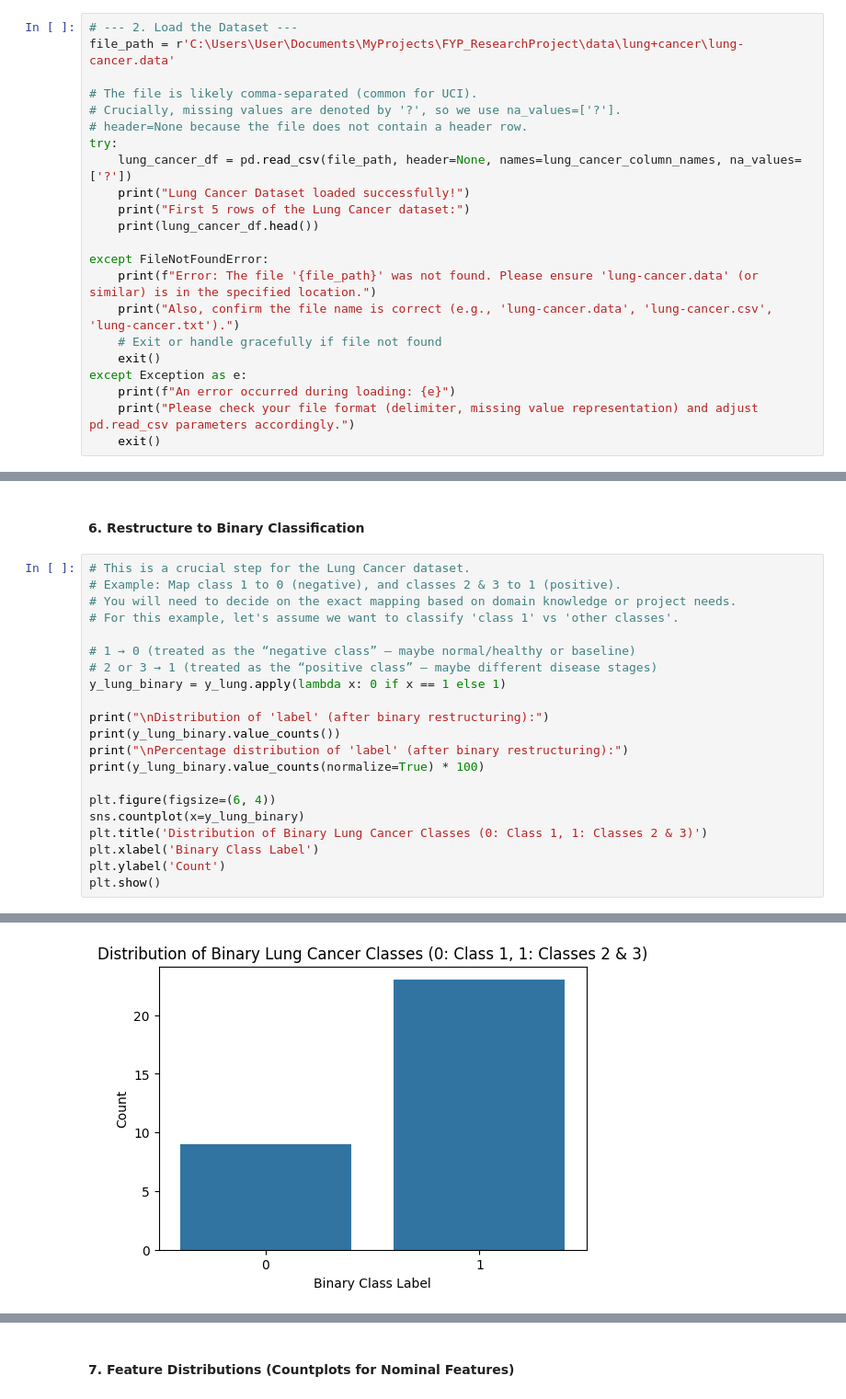
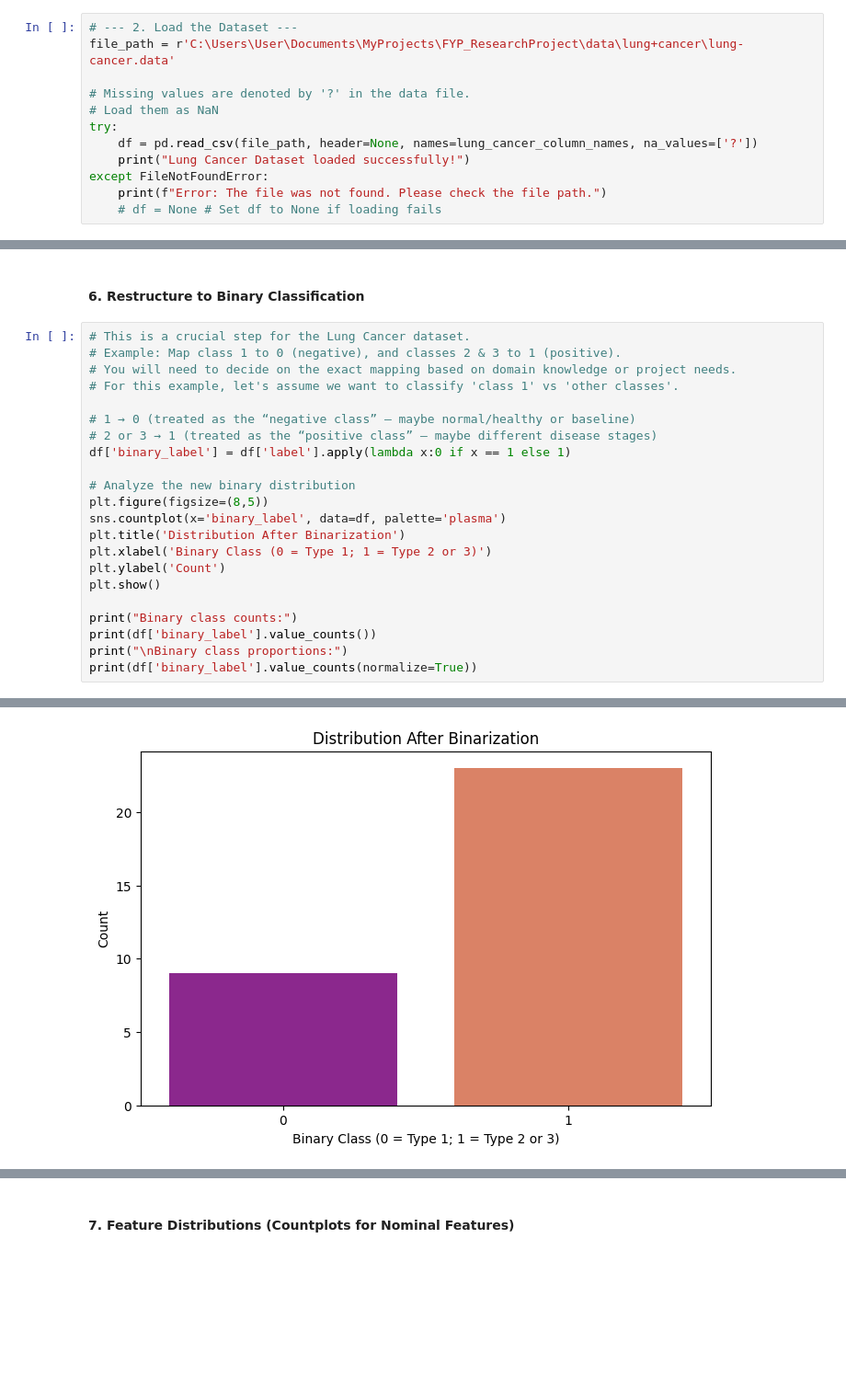
Before and after one commit to Liyzzy/quantum-svm-generalization-study, a Jupyter notebook: notebooks/eda/eda_lung_cancer.ipynb, the cells around one changed output, grey strips where cells are left out. Shown at 92% size. Drawn from its saved outputs; the diff is of its cells as text; blank space fills up the shorter version.

```diff
--- a/notebooks/eda/eda_lung_cancer.ipynb
+++ b/notebooks/eda/eda_lung_cancer.ipynb
@@ -21,23 +21,13 @@ lung_cancer_column_names = ['label'] + [f'attr_{i}' for i in range(1, 57)]
 # --- 2. Load the Dataset ---
 file_path = r'C:\Users\User\Documents\MyProjects\FYP_ResearchProject\data\lung+cancer\lung-cancer.data'
 
-# The file is likely comma-separated (common for UCI).
-# Crucially, missing values are denoted by '?', so we use na_values=['?'].
-# header=None because the file does not contain a header row.
+# Missing values are denoted by '?' in the data file.
+# Load them as NaN
 try:
-    lung_cancer_df = pd.read_csv(file_path, header=None, names=lung_cancer_column_names, na_values=['?'])
+    df = pd.read_csv(file_path, header=None, names=lung_cancer_column_names, na_values=['?'])
     print("Lung Cancer Dataset loaded successfully!")
-    print("First 5 rows of the Lung Cancer dataset:")
-    print(lung_cancer_df.head())
-
 except FileNotFoundError:
-    print(f"Error: The file '{file_path}' was not found. Please ensure 'lung-cancer.data' (or similar) is in the specified location.")
-    print("Also, confirm the file name is correct (e.g., 'lung-cancer.data', 'lung-cancer.csv', 'lung-cancer.txt').")
-    # Exit or handle gracefully if file not found
-    exit()
-except Exception as e:
-    print(f"An error occurred during loading: {e}")
-    print("Please check your file format (delimiter, missing value representation) and adjust pd.read_csv parameters accordingly.")
-    exit()
+    print(f"Error: The file was not found. Please check the file path.")
+    # df = None # Set df to None if loading fails
 # %% [output]
 Lung Cancer Dataset loaded successfully!
@@ -180,17 +191,18 @@ Name: proportion, dtype: float64
 
 # 1 → 0 (treated as the “negative class” — maybe normal/healthy or baseline)
 # 2 or 3 → 1 (treated as the “positive class” — maybe different disease stages)
-y_lung_binary = y_lung.apply(lambda x: 0 if x == 1 else 1)
+df['binary_label'] = df['label'].apply(lambda x:0 if x == 1 else 1)
 
-print("\nDistribution of 'label' (after binary restructuring):")
-print(y_lung_binary.value_counts())
-print("\nPercentage distribution of 'label' (after binary restructuring):")
-print(y_lung_binary.value_counts(normalize=True) * 100)
-
-plt.figure(figsize=(6, 4))
-sns.countplot(x=y_lung_binary)
-plt.title('Distribution of Binary Lung Cancer Classes (0: Class 1, 1: Classes 2 & 3)')
-plt.xlabel('Binary Class Label')
+# Analyze the new binary distribution
+plt.figure(figsize=(8,5))
+sns.countplot(x='binary_label', data=df, palette='plasma')
+plt.title('Distribution After Binarization')
+plt.xlabel('Binary Class (0 = Type 1; 1 = Type 2 or 3)')
 plt.ylabel('Count')
 plt.show()
+
+print("Binary class counts:")
+print(df['binary_label'].value_counts())
+print("\nBinary class proportions:")
+print(df['binary_label'].value_counts(normalize=True))
 # %% [output]
@@ -208 +212 @@ Name: proportion, dtype: float64
-[figure, old version]
+[figure, new version]
```
Also changed, not shown: parts of 17 cells of this notebook, 8 other files.
